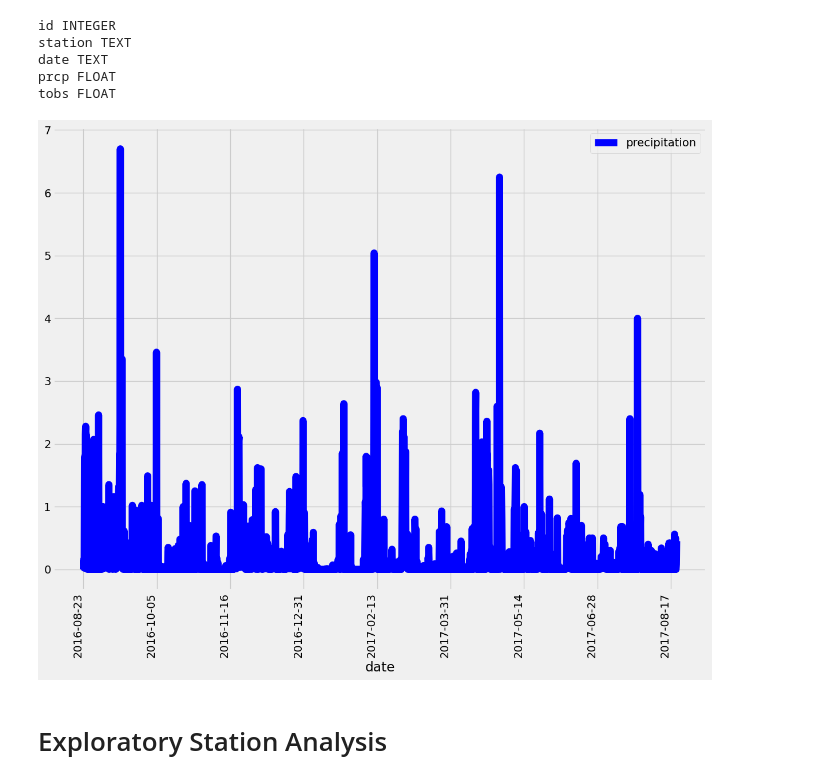
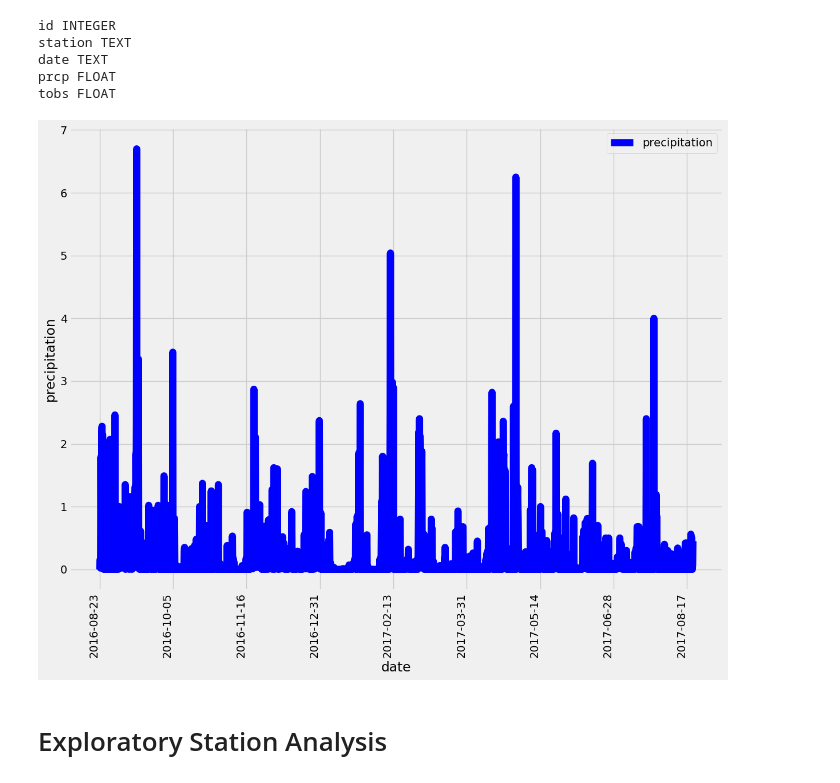
Before and after one commit to carsonnj/Module-10-Climate-Change, a Jupyter notebook: climate_starterfinal.ipynb, the cells around one changed output. Drawn from its saved outputs; the diff is of its cells as text; code cells hidden in the pictures.

Commit message:
precipitation upload

```diff
--- a/climate_starterfinal.ipynb
+++ b/climate_starterfinal.ipynb
@@ -56,34 +56,35 @@ tobs FLOAT
 # Starting from the most recent data point in the database.
 results_date=session.query(Measurement.date).order_by(Measurement.date.desc()).first()
 str_date=list(np.ravel(results_date))[0]
 latest_date=dt.datetime.strptime(str_date,"%Y-%m-%d")
 
 
 # Calculate the date one year from the last date in data set.
 year_back=latest_date-dt.timedelta(days=366)
 
 # Perform a query to retrieve the data and precipitation scores
 results=session.query(Measurement.date, Measurement.prcp).order_by(Measurement.date.asc()).\
         filter(Measurement.date>=year_back).all()
 
 # Save the query results as a Pandas DataFrame. Explicitly set the column names
 df_results=pd.DataFrame(results)
 df_results=df_results.rename(columns={"prcp":"precipitation"})
 
 
 # Sort the dataframe by date
 df_results.sort_values(by=['date'], ascending=True)
 df_results=df_results.dropna()
 df_results=df_results.reset_index(drop=True)
 
 # Use Pandas Plotting with Matplotlib to plot the data
 ax = df_results.plot(x='date', y='precipitation',color='b', figsize=(12,10), legend=True, linewidth=9.0, grid=True)
 ax.set_xticklabels(ax.get_xticklabels(), rotation=90, ha='right')
 plt.tight_layout()
 plt.xlabel("date")
+plt.ylabel("precipitation")
 plt.show()
 # %% [output]
-[figure, old version]
+[figure, new version]
 # %%
 # Use Pandas to calculate the summary statistics for the precipitation data
 # %% [markdown]
```
